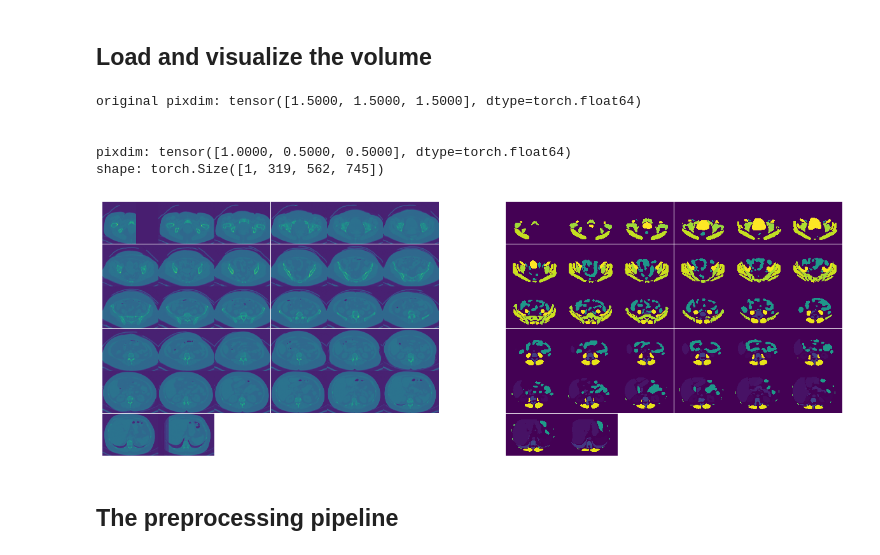
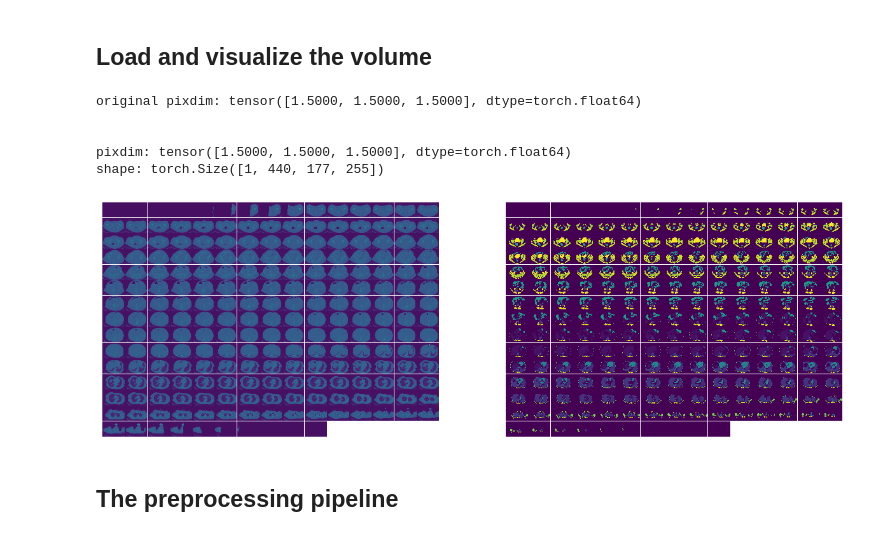
Before and after one commit to KumoLiu/tutorials, a Jupyter notebook: modules/lazy_resampling_results_compare.ipynb, the cells around one changed output. Saved outputs shown, nothing was run; the diff lists cells and outputs as text; code cells hidden in the pictures.

```diff
--- a/modules/lazy_resampling_results_compare.ipynb
+++ b/modules/lazy_resampling_results_compare.ipynb
@@ -48,6 +67,7 @@ def plot_img_operations(pair, every_n=10):
     plt.subplot(1, 2, 1)
     matshow3d(pair["image"], every_n=every_n, fig=plt.gca())
     plt.subplot(1, 2, 2)
+    print(pair["image"].shape, pair["label"].shape)
     matshow3d(pair["label"], every_n=every_n, fig=plt.gca())
     plt.show()
 
@@ -55,7 +75,11 @@ def plot_img_operations(pair, every_n=10):
 sample_url = "https://github.com/Project-MONAI/MONAI-extra-test-data/releases"
 sample_url += "/download/0.8.1/totalSegmentator_mergedLabel_samples.zip"
 monai.apps.download_and_extract(sample_url, filepath="samples.zip")
-img_name = "./totalSegmentator_mergedLabel_samples/imagesTr/s0001.nii.gz"
-seg_name = "./totalSegmentator_mergedLabel_samples/labelsTr/s0001.nii.gz"
+img_name = "./totalSegmentator_mergedLabel_samples/imagesTr/s0004.nii.gz"
+seg_name = "./totalSegmentator_mergedLabel_samples/labelsTr/s0004.nii.gz"
 filenames = {"image": img_name, "label": seg_name}
+
+img_names = list(glob.glob("./totalSegmentator_mergedLabel_samples/imagesTr/*.nii.gz"))
+seg_names = list(glob.glob("./totalSegmentator_mergedLabel_samples/labelsTr/*.nii.gz"))
+datalist = [{"image": _img_name, "label": _seg_name} for _img_name, _seg_name in zip(img_names, seg_names)]
 # %% [output]
@@ -67,21 +91,22 @@ filenames = {"image": img_name, "label": seg_name}
 # %%
 data = mt.LoadImageD(keys=("image", "label"), image_only=True, ensure_channel_first=True)(filenames)
 print(f"original pixdim: {data['image'].pixdim}")
 
 orientation = mt.OrientationD(keys=("image", "label"), axcodes="SPL")  # Superior, Posterior, Left
-spacing = mt.SpacingD(keys=("image", "label"), pixdim=(1.0, 0.5, 0.5), mode=("bilinear", "nearest"))
+# spacing = mt.SpacingD(keys=("image", "label"), pixdim=(3.0, 3.0, 3.0), mode=("bilinear", "nearest"))
 
-transform = mt.Compose([orientation, spacing])
+# transform = mt.Compose([orientation, spacing])
+transform = mt.Compose([orientation])
 data = transform(data)
 
-plot_img_operations(data)
+plot_img_operations(data, every_n=2)
 # %% [output]
 original pixdim: tensor([1.5000, 1.5000, 1.5000], dtype=torch.float64)
 
 
-pixdim: tensor([1.0000, 0.5000, 0.5000], dtype=torch.float64)
-shape: torch.Size([1, 319, 562, 745])
+pixdim: tensor([1.5000, 1.5000, 1.5000], dtype=torch.float64)
+shape: torch.Size([1, 440, 177, 255])
-[figure, old version]
+[figure, new version]
 # %% [markdown]
 ## The preprocessing pipeline
 # %% [markdown]
```
Also changed, not shown: parts of 9 cells of this notebook.
